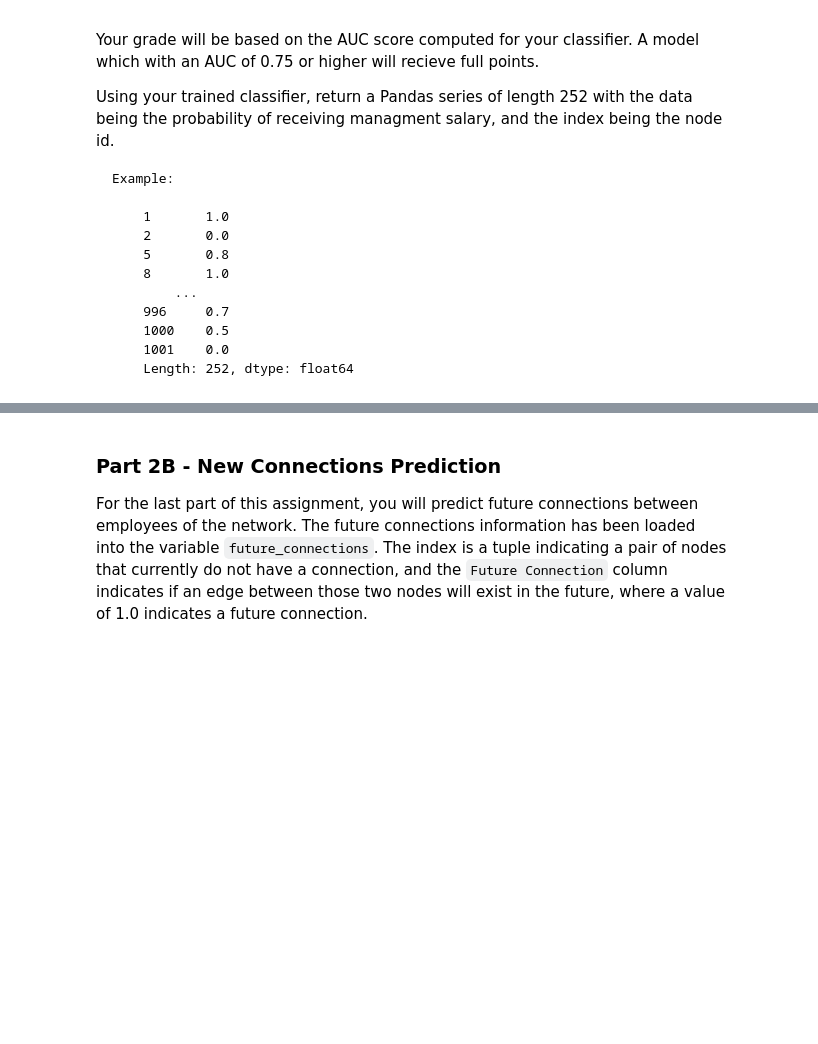
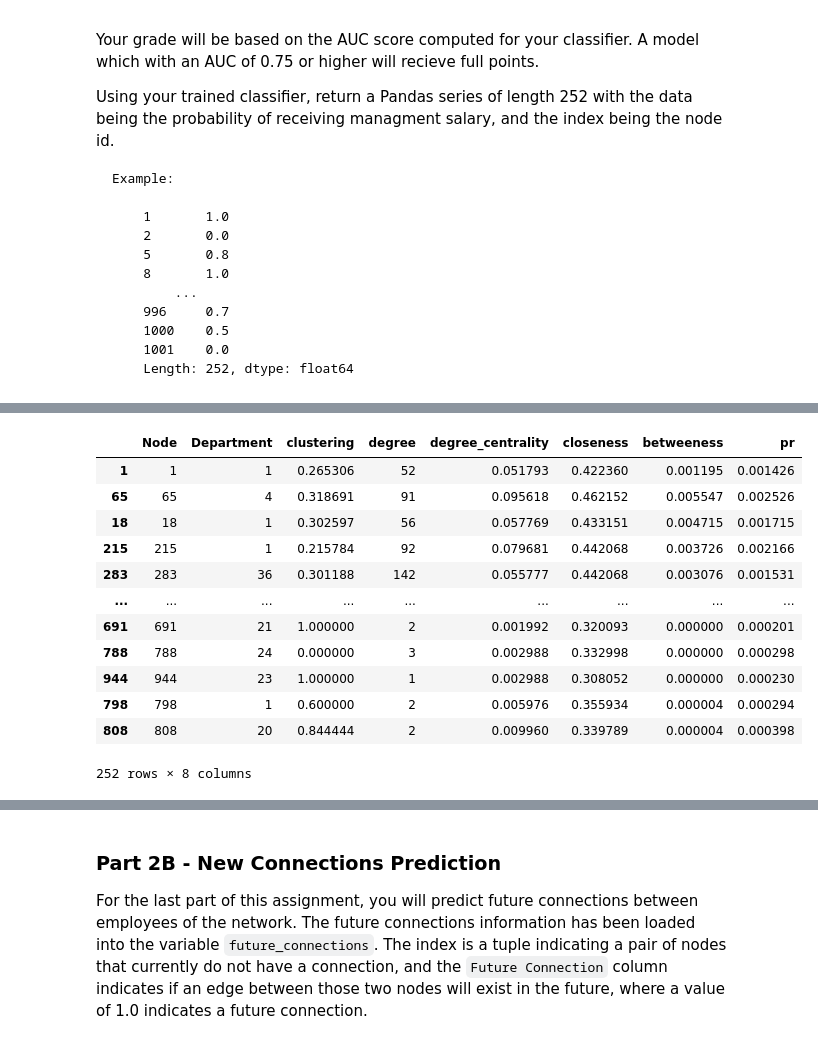
Before and after one commit to calebrauscher/University_of_Michigan, a Jupyter notebook: Social Network Analysis/Assignment4/assignment4.ipynb, the cells around one changed output, grey strips where cells are left out. Cells and saved outputs as stored; diff of their text form; code cells hidden in the pictures; blank space fills up the shorter version.

```diff
--- a/Social Network Analysis/Assignment4/assignment4.ipynb
+++ b/Social Network Analysis/Assignment4/assignment4.ipynb
@@ -134,0 +143,33 @@ def salary_predictions():
+# %%
+node_df = pd.DataFrame(data=G.nodes(data=True), columns=["Node", "Data"])
+node_df[["Department", "ManagementSalary"]] = node_df["Data"].apply(pd.Series)
+node_df["Department"] = node_df["Department"].astype("Int64")
+
+
+node_df["clustering"] = nx.clustering(G)
+node_df["degree"] = pd.Series(G.degree())
+node_df[["drop_col", "degree"]] = node_df["degree"].apply(pd.Series)
+node_df["degree_centrality"] = pd.Series(nx.degree_centrality(G))
+node_df["closeness"] = pd.Series(nx.closeness_centrality(G))
+node_df["betweeness"] = pd.Series(nx.betweenness_centrality(G))
+node_df["pr"] = pd.Series(nx.pagerank(G))
+node_df = node_df.drop(columns=["Data", "drop_col"])
+node_df.index = node_df["Node"].values
+train_df = node_df[~node_df.isna().any(axis=1)]
+
+test_df = node_df[node_df.isna().any(axis=1)].drop(columns=["ManagementSalary"])
+test_df
+# %% [output]
+|  | Node | Department | clustering | degree | degree_centrality | closeness | betweeness | pr |
+| 1 | 1 | 1 | 0.265306 | 52 | 0.051793 | 0.422360 | 0.001195 | 0.001426 |
+| 65 | 65 | 4 | 0.318691 | 91 | 0.095618 | 0.462152 | 0.005547 | 0.002526 |
+| 18 | 18 | 1 | 0.302597 | 56 | 0.057769 | 0.433151 | 0.004715 | 0.001715 |
+| 215 | 215 | 1 | 0.215784 | 92 | 0.079681 | 0.442068 | 0.003726 | 0.002166 |
+| 283 | 283 | 36 | 0.301188 | 142 | 0.055777 | 0.442068 | 0.003076 | 0.001531 |
+| ... | ... | ... | ... | ... | ... | ... | ... | ... |
+| 691 | 691 | 21 | 1.000000 | 2 | 0.001992 | 0.320093 | 0.000000 | 0.000201 |
+| 788 | 788 | 24 | 0.000000 | 3 | 0.002988 | 0.332998 | 0.000000 | 0.000298 |
+| 944 | 944 | 23 | 1.000000 | 1 | 0.002988 | 0.308052 | 0.000000 | 0.000230 |
+| 798 | 798 | 1 | 0.600000 | 2 | 0.005976 | 0.355934 | 0.000004 | 0.000294 |
+| 808 | 808 | 20 | 0.844444 | 2 | 0.009960 | 0.339789 | 0.000004 | 0.000398 |
+252 rows × 8 columns
```
Also changed, not shown: parts of 9 cells of this notebook, 1 other file.
